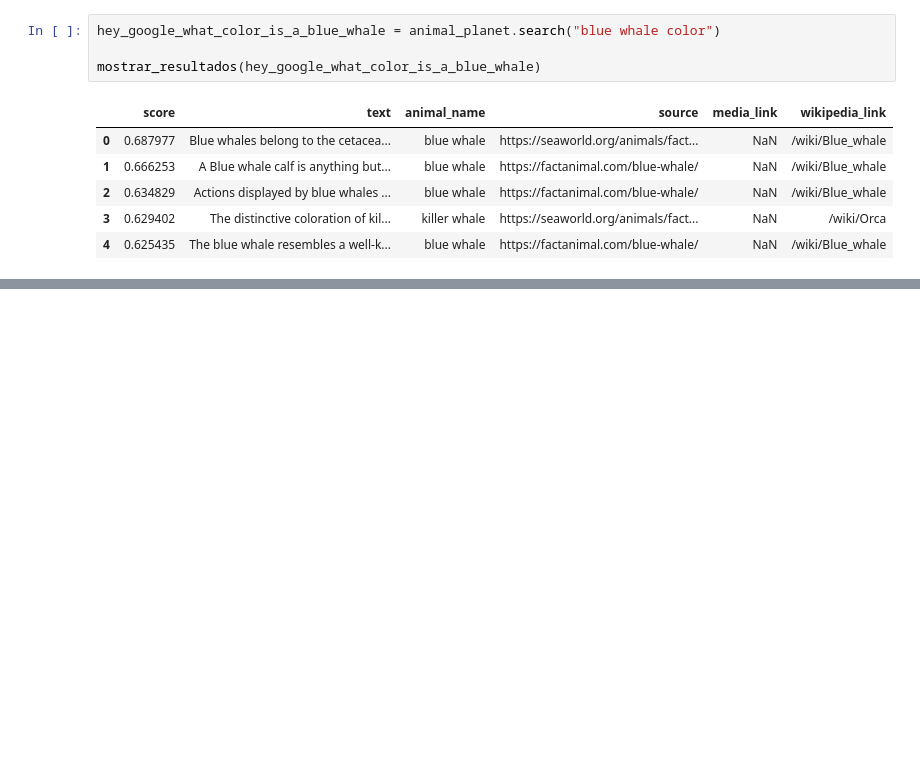
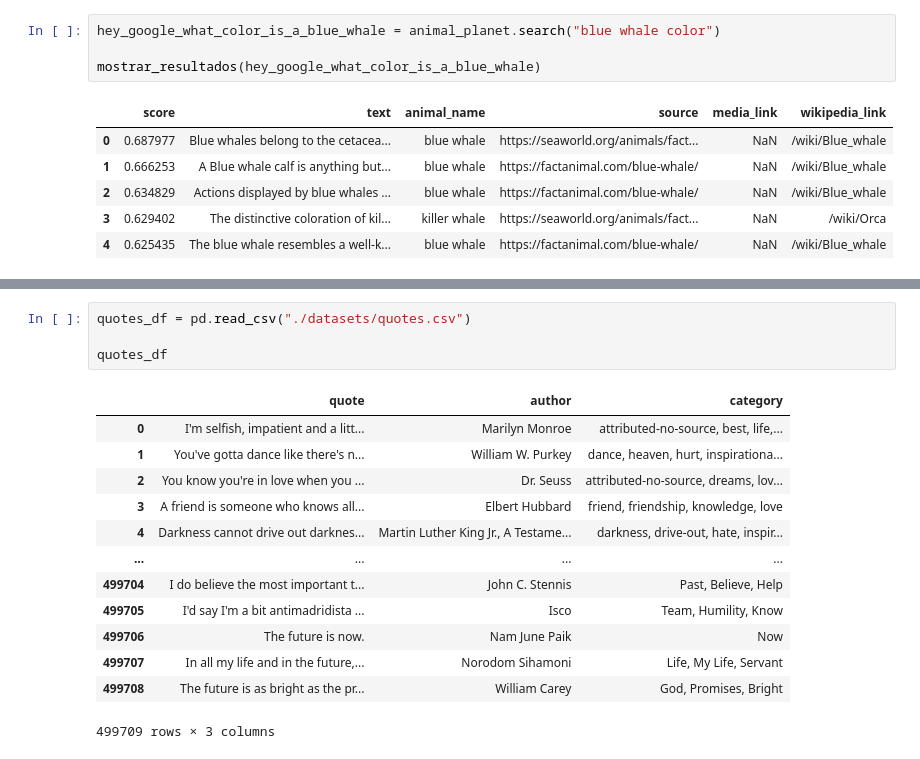
Before and after one commit to HakkinDavid/computational-intelligence, a Jupyter notebook: VectorStore.ipynb, the cells around one changed output, grey strips where cells are left out. Drawn from its saved outputs; the diff is of its cells as text; blank space fills up the shorter version.

```diff
--- a/VectorStore.ipynb
+++ b/VectorStore.ipynb
@@ -182,3 +215,21 @@ mostrar_resultados(hey_google_do_cats_fear_fire_instinctively)
 | 2 | 0.529389 | They love bush fire.\nDuring bush... | marabou stork | https://factanimal.com/marabou-st... | NaN | /wiki/Marabou_stork |
 | 3 | 0.503653 | Cat culls offer promising returns... | numbat | https://factanimal.com/numbat/ | NaN | /wiki/Numbat |
 | 4 | 0.503280 | Unlike the other "big cats" they ... | snow leopard | https://www.animalfactsencycloped... | NaN | /wiki/Snow_leopard |
+# %%
+quotes_df = pd.read_csv("./datasets/quotes.csv")
+
+quotes_df
+# %% [output]
+|  | quote | author | category |
+| 0 | I'm selfish, impatient and a litt... | Marilyn Monroe | attributed-no-source, best, life,... |
+| 1 | You've gotta dance like there's n... | William W. Purkey | dance, heaven, hurt, inspirationa... |
+| 2 | You know you're in love when you ... | Dr. Seuss | attributed-no-source, dreams, lov... |
+| 3 | A friend is someone who knows all... | Elbert Hubbard | friend, friendship, knowledge, love |
+| 4 | Darkness cannot drive out darknes... | Martin Luther King Jr., A Testame... | darkness, drive-out, hate, inspir... |
+| ... | ... | ... | ... |
+| 499704 | I do believe the most important t... | John C. Stennis | Past, Believe, Help |
+| 499705 | I'd say I'm a bit antimadridista ... | Isco | Team, Humility, Know |
+| 499706 | The future is now. | Nam June Paik | Now |
+| 499707 | In all my life and in the future,... | Norodom Sihamoni | Life, My Life, Servant |
+| 499708 | The future is as bright as the pr... | William Carey | God, Promises, Bright |
+499709 rows × 3 columns
```
Also changed, not shown: parts of 9 cells of this notebook.
